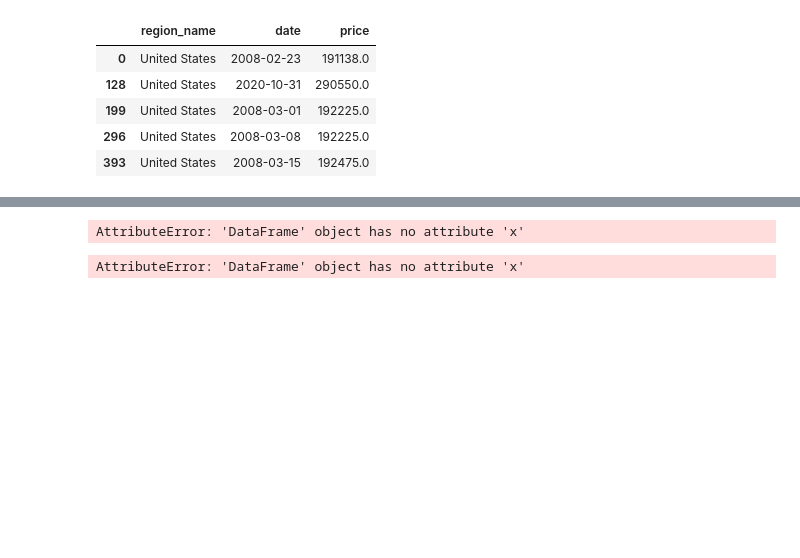
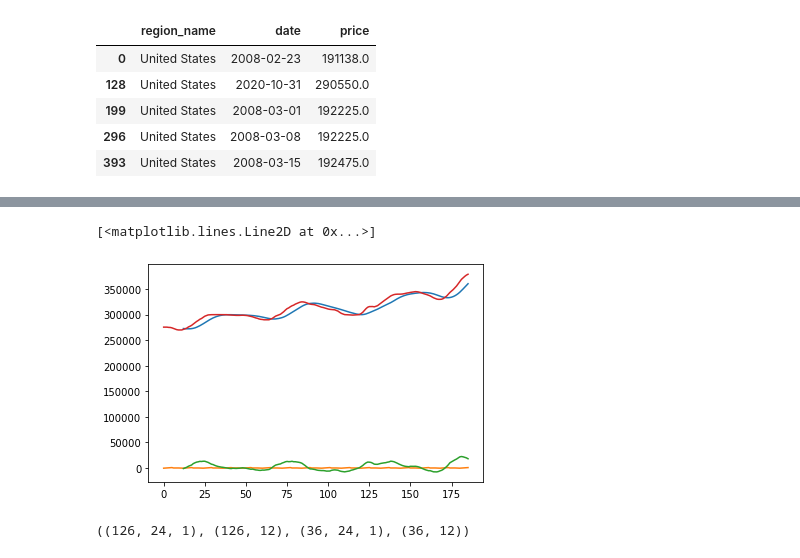
Before and after one commit to qklm/Zillow_Group_Project, a Jupyter notebook: zillow_model1.ipynb, the cells around one changed output, grey strips where cells are left out. Cells and saved outputs as stored; diff of their text form; code cells hidden in the pictures; blank space fills up the shorter version.

```diff
--- a/zillow_model1.ipynb
+++ b/zillow_model1.ipynb
@@ -121,6 +146,10 @@ from keras.optimizers import Adam
 from livelossplot.keras import PlotLossesCallback
 
 from statsmodels.tsa.seasonal import seasonal_decompose
+# %%
+df = us_df
+df = df.rename(columns = {"list price": "x"})
+df = df.rename(columns = {"sale price": "y"})
 # %%
 def train_test_builder(df,size_test=24,length_train_sequence = 24,length_forecast = 12, normalize = False):
 
@@ -167,20 +196,21 @@ def window_splitter(train_df,length_train_sequence = 24,length_forecast = 12):
     return x,y
 # %%
 # a naive seasonal decomposition
-series = us_df.x.values
+series = df.x.values
 result = seasonal_decompose(series, model='additive',freq=12,two_sided = False,)
 plt.plot(result.trend)
 plt.plot(result.seasonal)
 plt.plot(result.resid)
 plt.plot(result.observed)
 # %% [output]
-AttributeError: 'DataFrame' object has no attribute 'x'
+[<matplotlib.lines.Line2D at 0x...>]
+[figure, added]
 # %%
-train_x,train_y,test_x,test_y = train_test_builder(us_df)
+train_x,train_y,test_x,test_y = train_test_builder(df)
 
 train_x.shape, train_y.shape, test_x.shape, test_y.shape
 # %% [output]
-AttributeError: 'DataFrame' object has no attribute 'x'
+((126, 24, 1), (126, 12), (36, 24, 1), (36, 12))
 # %%
 
 # evaluation function
```
Also changed, not shown: parts of 7 cells of this notebook.
